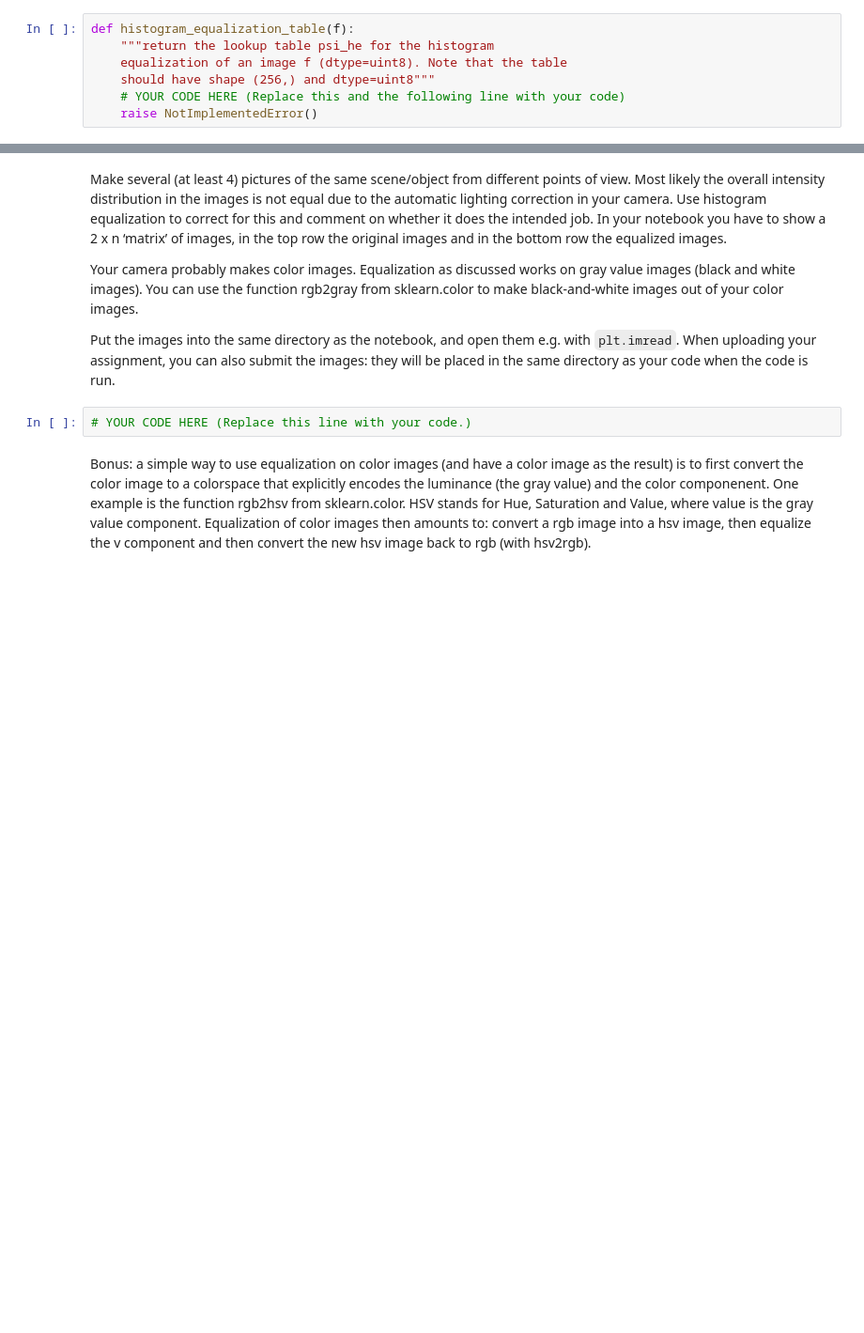
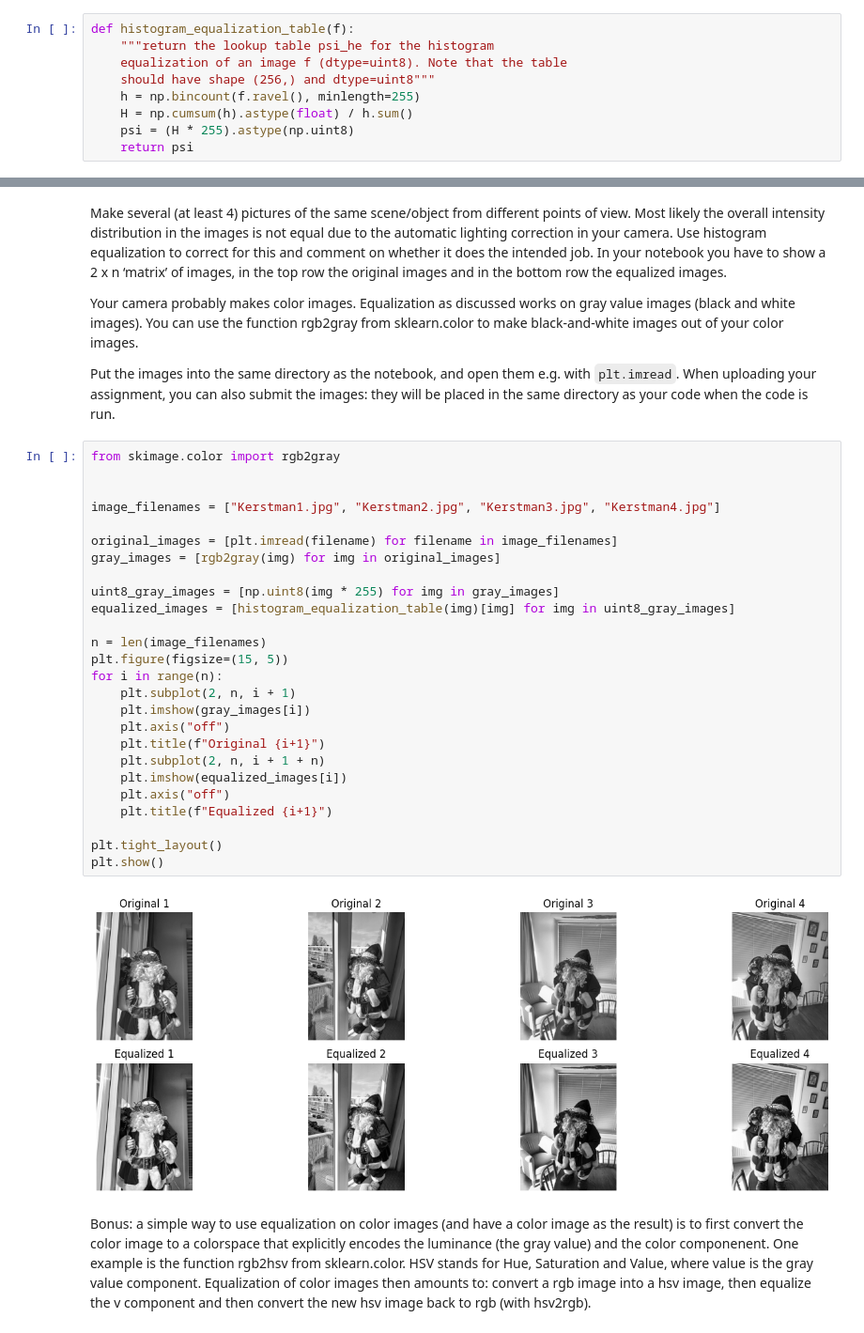
Before and after one commit to ZiaadNegm/ComputerVision, a Jupyter notebook: 1/1_equalization_interpolation.ipynb, the cells around one changed output, grey strips where cells are left out. Shown at 94% size. Saved outputs shown, nothing was run; the diff lists cells and outputs as text; blank space fills up the shorter version.

Commit message:
kerstman1!!

```diff
--- a/1/1_equalization_interpolation.ipynb
+++ b/1/1_equalization_interpolation.ipynb
@@ -299,8 +300,10 @@ def histogram_equalization_table(f):
     """return the lookup table psi_he for the histogram
     equalization of an image f (dtype=uint8). Note that the table
     should have shape (256,) and dtype=uint8"""
-    # YOUR CODE HERE (Replace this and the following line with your code)
-    raise NotImplementedError()
+    h = np.bincount(f.ravel(), minlength=255)
+    H = np.cumsum(h).astype(float) / h.sum()
+    psi = (H * 255).astype(np.uint8)
+    return psi
 # %% [markdown]
 ## Histogram Equalization in Practice
 # %% [markdown]
@@ -309,7 +312,33 @@ Make several (at least 4) pictures of the same scene/object from different point
 Your camera probably makes color images. Equalization as discussed works on gray value images (black and white images). You can use the function rgb2gray from sklearn.color to make black-and-white images out of your color images.
 
 Put the images into the same directory as the notebook, and open them e.g. with `plt.imread`. When uploading your assignment, you can also submit the images: they will be placed in the same directory as your code when the code is run.
-# %%
-# YOUR CODE HERE (Replace this line with your code.)
+# %%
+from skimage.color import rgb2gray
+
+
+image_filenames = ["Kerstman1.jpg", "Kerstman2.jpg", "Kerstman3.jpg", "Kerstman4.jpg"]
+
+original_images = [plt.imread(filename) for filename in image_filenames]
+gray_images = [rgb2gray(img) for img in original_images]
+
+uint8_gray_images = [np.uint8(img * 255) for img in gray_images]
+equalized_images = [histogram_equalization_table(img)[img] for img in uint8_gray_images]
+
+n = len(image_filenames)
+plt.figure(figsize=(15, 5))
+for i in range(n):
+    plt.subplot(2, n, i + 1)
+    plt.imshow(gray_images[i])
+    plt.axis("off")
+    plt.title(f"Original {i+1}")
+    plt.subplot(2, n, i + 1 + n)
+    plt.imshow(equalized_images[i])
+    plt.axis("off")
+    plt.title(f"Equalized {i+1}")
+
+plt.tight_layout()
+plt.show()
+# %% [output]
+[figure, added]
 # %% [markdown]
 Bonus: a simple way to use equalization on color images (and have a color image as the result) is to first convert the color image to a colorspace that explicitly encodes the luminance (the gray value) and the color componenent. One example is the function rgb2hsv from sklearn.color. HSV stands for Hue, Saturation and Value, where value is the gray value component. Equalization of color images then amounts to: convert a rgb image into a hsv image, then equalize the v component and then convert the new hsv image back to rgb (with hsv2rgb).
```
Also changed, not shown: parts of 4 cells of this notebook, 4 other files.
